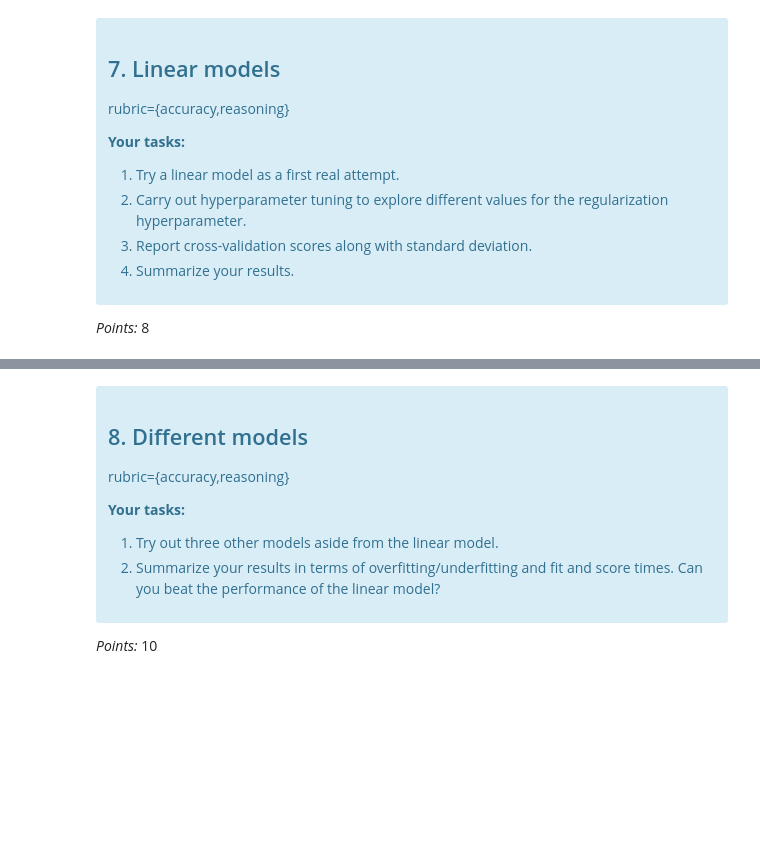
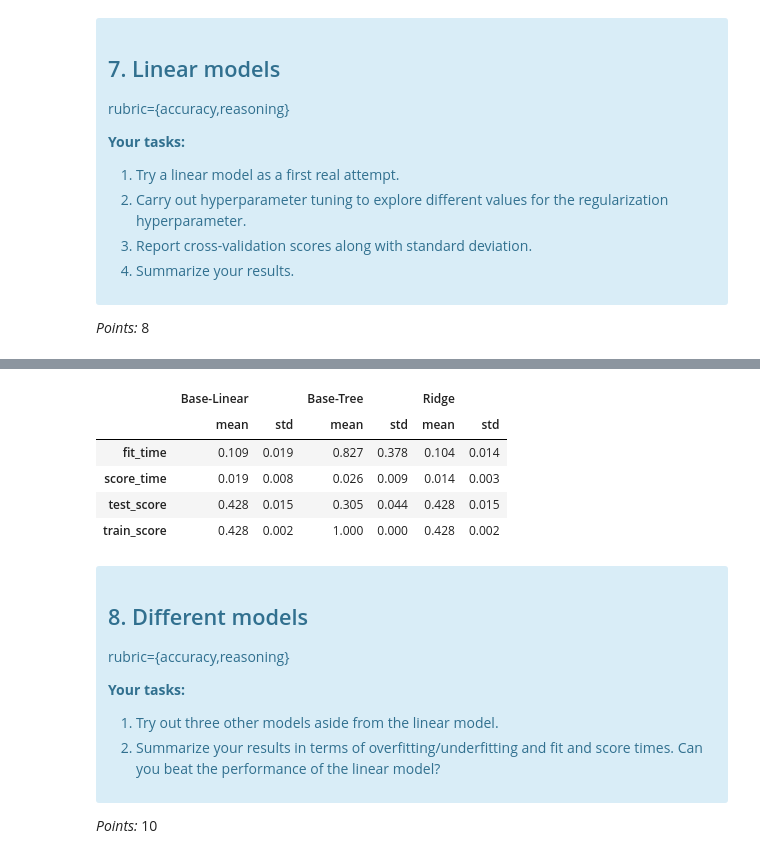
Before and after one commit to UBC-MDS/NYC_airbnb_notebook, a Jupyter notebook: lab4_waiel.ipynb, the cells around one changed output, grey strips where cells are left out. Cells and saved outputs as stored; diff of their text form; code cells hidden in the pictures; blank space fills up the shorter version.

```diff
--- a/lab4_waiel.ipynb
+++ b/lab4_waiel.ipynb
@@ -588,3 +590,27 @@ Ellipsis
+# %%
+pipe_ridge = make_pipeline(
+    preprocessor,
+    RidgeCV()
+)
+
+cross_val_results["Ridge"] = pd.DataFrame(cross_validate(
+    pipe_ridge,
+    X_train,
+    y_train,
+    cv=10,
+    scoring="r2",
+    return_train_score=True,
+    error_score='raise'
+)).agg(['mean','std']).round(3).T
+
+pd.concat(cross_val_results, axis=1)
+# %% [output]
+|  | Base-Linear |  | Base-Tree |  | Ridge |  |
+|  | mean | std | mean | std | mean | std |
+| fit_time | 0.109 | 0.019 | 0.827 | 0.378 | 0.104 | 0.014 |
+| score_time | 0.019 | 0.008 | 0.026 | 0.009 | 0.014 | 0.003 |
+| test_score | 0.428 | 0.015 | 0.305 | 0.044 | 0.428 | 0.015 |
+| train_score | 0.428 | 0.002 | 1.000 | 0.000 | 0.428 | 0.002 |
 # %% [markdown]
 <!-- END QUESTION -->
 
```
Also changed, not shown: parts of 17 cells of this notebook.
